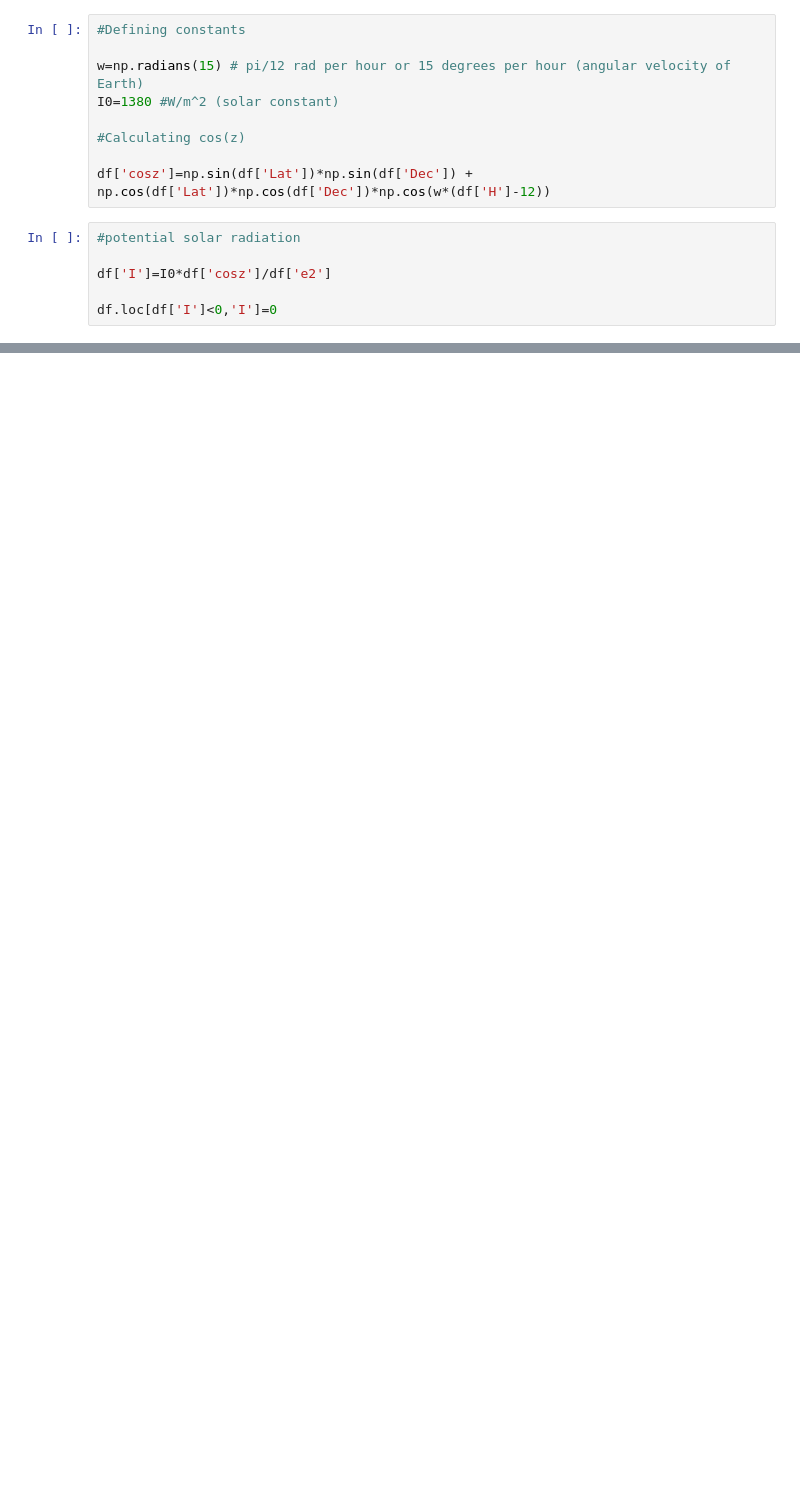
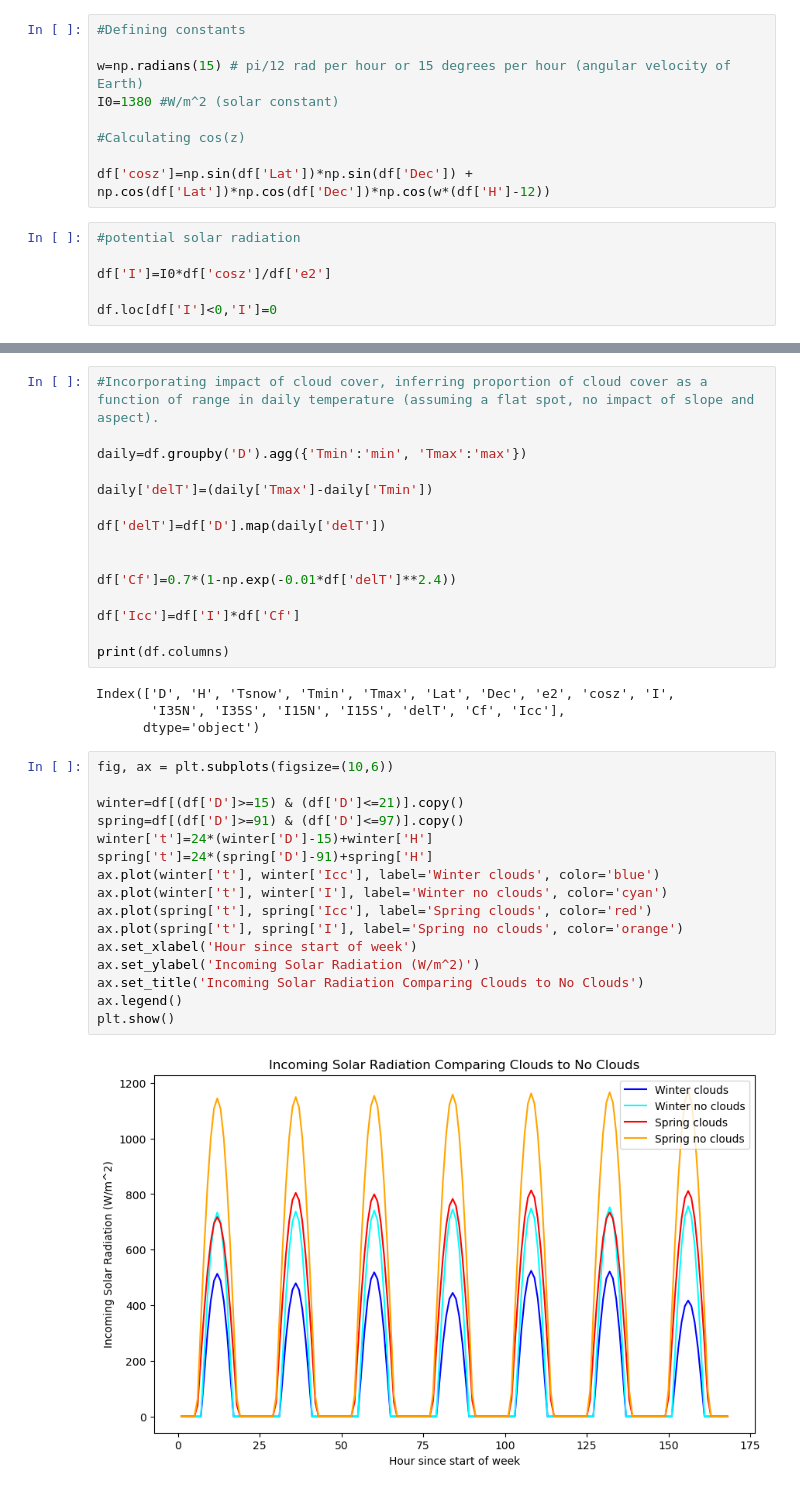
Before and after one commit to gretchenhough/Hough-S26, a Jupyter notebook: HW1/GEOS566 HW1 Solar Radiation.ipynb, the cells around one changed output, grey strips where cells are left out. Cells and saved outputs as stored; diff of their text form; blank space fills up the shorter version.

Commit message:
Added clouds!

```diff
--- a/HW1/GEOS566 HW1 Solar Radiation.ipynb
+++ b/HW1/GEOS566 HW1 Solar Radiation.ipynb
@@ -143,0 +216,37 @@ plt.show()
+# %%
+#Incorporating impact of cloud cover, inferring proportion of cloud cover as a function of range in daily temperature (assuming a flat spot, no impact of slope and aspect).
+
+daily=df.groupby('D').agg({'Tmin':'min', 'Tmax':'max'})
+
+daily['delT']=(daily['Tmax']-daily['Tmin'])
+
+df['delT']=df['D'].map(daily['delT'])
+
+
+df['Cf']=0.7*(1-np.exp(-0.01*df['delT']**2.4))
+
+df['Icc']=df['I']*df['Cf']
+
+print(df.columns)
+# %% [output]
+Index(['D', 'H', 'Tsnow', 'Tmin', 'Tmax', 'Lat', 'Dec', 'e2', 'cosz', 'I',
+       'I35N', 'I35S', 'I15N', 'I15S', 'delT', 'Cf', 'Icc'],
+      dtype='object')
+# %%
+fig, ax = plt.subplots(figsize=(10,6))
+
+winter=df[(df['D']>=15) & (df['D']<=21)].copy()
+spring=df[(df['D']>=91) & (df['D']<=97)].copy()
+winter['t']=24*(winter['D']-15)+winter['H']
+spring['t']=24*(spring['D']-91)+spring['H']
+ax.plot(winter['t'], winter['Icc'], label='Winter clouds', color='blue')
+ax.plot(winter['t'], winter['I'], label='Winter no clouds', color='cyan')
+ax.plot(spring['t'], spring['Icc'], label='Spring clouds', color='red')
+ax.plot(spring['t'], spring['I'], label='Spring no clouds', color='orange')
+ax.set_xlabel('Hour since start of week')
+ax.set_ylabel('Incoming Solar Radiation (W/m^2)')
+ax.set_title('Incoming Solar Radiation Comparing Clouds to No Clouds')
+ax.legend()
+plt.show()
+# %% [output]
+[figure, added]
```
Also changed, not shown: parts of 8 cells of this notebook.
